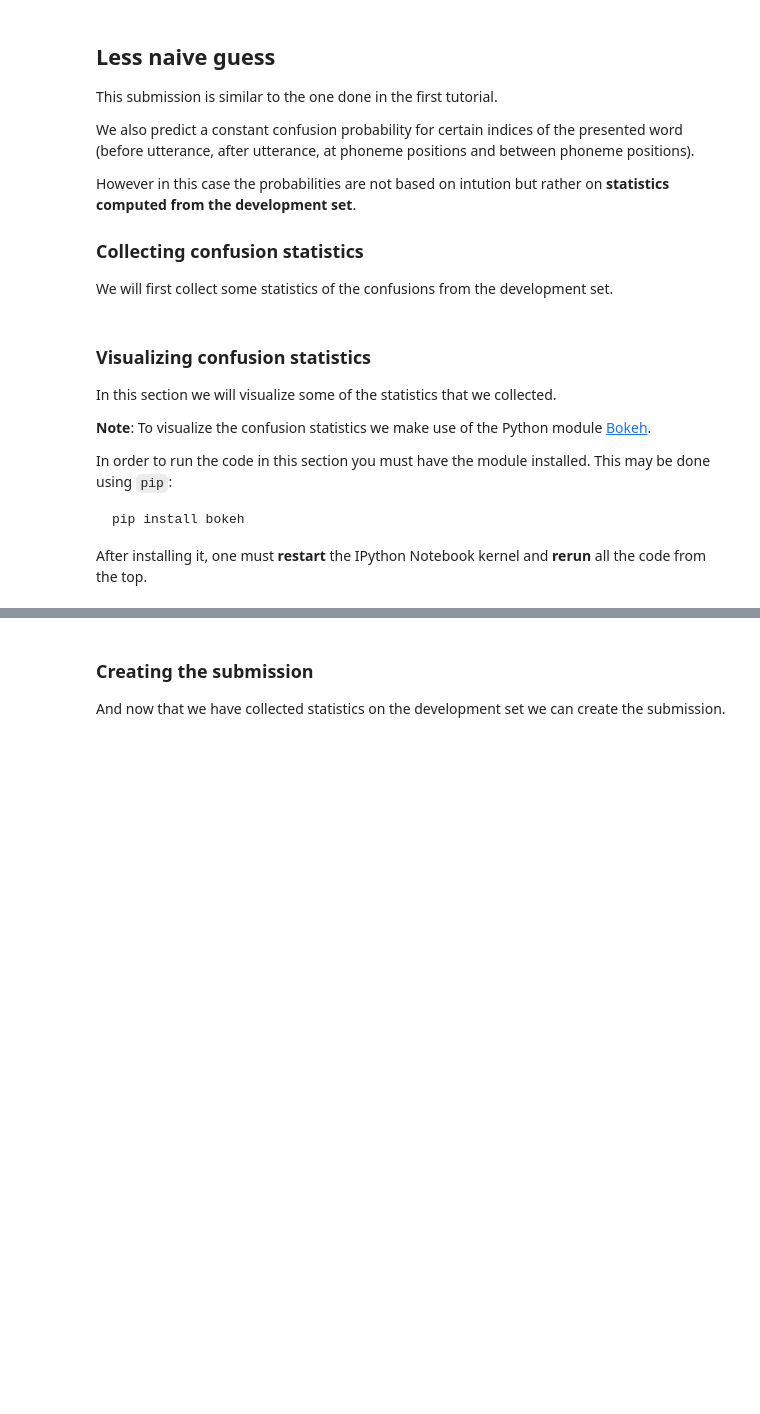
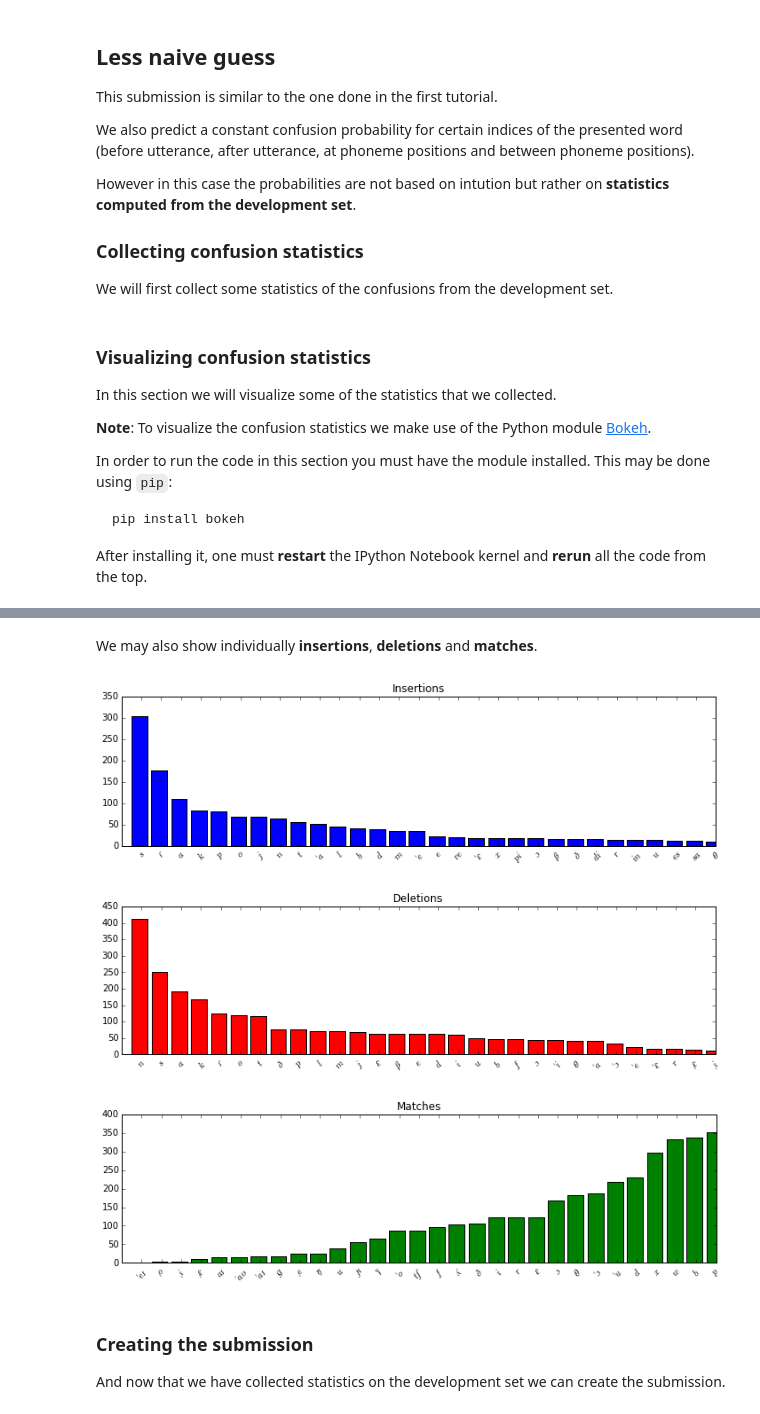
Before and after one commit to rikrd/inspire, a Jupyter notebook: 2 - Oracle Submission.ipynb, the cells around one changed output, grey strips where cells are left out. Cells and saved outputs as stored; diff of their text form; code cells hidden in the pictures; blank space fills up the shorter version.

Commit message:
final touches to the visualizations

```diff
--- a/2 - Oracle Submission.ipynb
+++ b/2 - Oracle Submission.ipynb
@@ -294,13 +260,6 @@ for src_phoneme, confusions in phoneme_confusion_counts.items():
         else:
             replace_range = update_range(replace_range, p)
 
-colormap = {'gray': "#444444",
-            'green': "#a6cee3",
-            'blue': "#1f78b4",
-            'orange': "#b2df8a",
-            }
-
-
 xname = []
 yname = []
 alpha = []
@@ -332,7 +291,7 @@ for src_phoneme, confusions in phoneme_confusion_counts.items():
 
         p = confusion_count/confusion_total
         a = np.interp(p, current_range, [0, 1])
-        #a = min(a, 1.0)
+        a = min(a, 1.0)
 
         alpha.append(a)
         count.append(confusion_count)
@@ -378,6 +337,34 @@ show(p)      # show the plot
 # %% [output]
 [interactive output not drawn]
 [interactive output not drawn]
+# %% [markdown]
+We may also show individually **insertions**, **deletions** and **matches**.
+# %%
+import pylab
+
+max_plot = 30
+
+def plot_bar(x, y, title='', color='b'):
+    i = np.arange(len(x))
+    pylab.figure(figsize=(12,3))
+    pylab.bar(i[:max_plot]-0.5, y[:max_plot], color=color)
+    ax = pylab.gca()
+    pylab.xticks(i[:max_plot], [u'${}$'.format(a) for a in x[:max_plot]], rotation=45)
+    pylab.title(title)
+    pylab.xlim([-1, i[:max_plot][-1]])
+
+x, y = zip(*sorted(phoneme_confusion_counts[''].items(), key=lambda x: -x[1]))
+plot_bar(x[1:], y[1:], title='Insertions', color='b')
+
+x, y = zip(*sorted([(v, phoneme_confusion_counts[v]['']) for v in phoneme_confusion_counts], key=lambda x: -x[1]))
+plot_bar(x[1:], y[1:], title='Deletions', color='r')
+
+x, y = zip(*sorted([(v, phoneme_confusion_counts[v][v]) for v in phoneme_confusion_counts], key=lambda x: x[1]))
+plot_bar(x, y, title='Matches', color='g')
+# %% [output]
+[figure, added]
+[figure, added]
+[figure, added]
 # %% [markdown]
 ### Creating the submission
 
```
Also changed, not shown: parts of 2 cells of this notebook.
